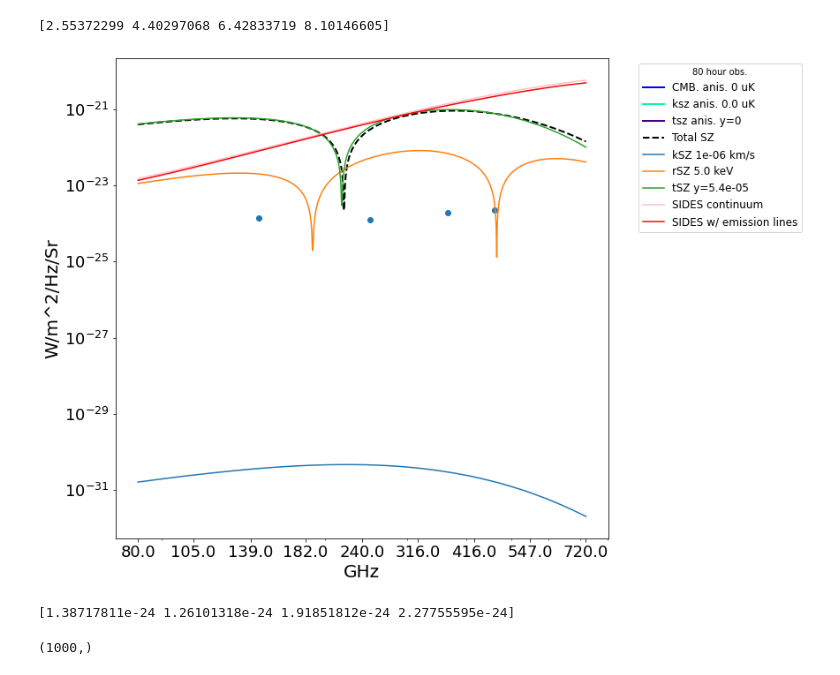
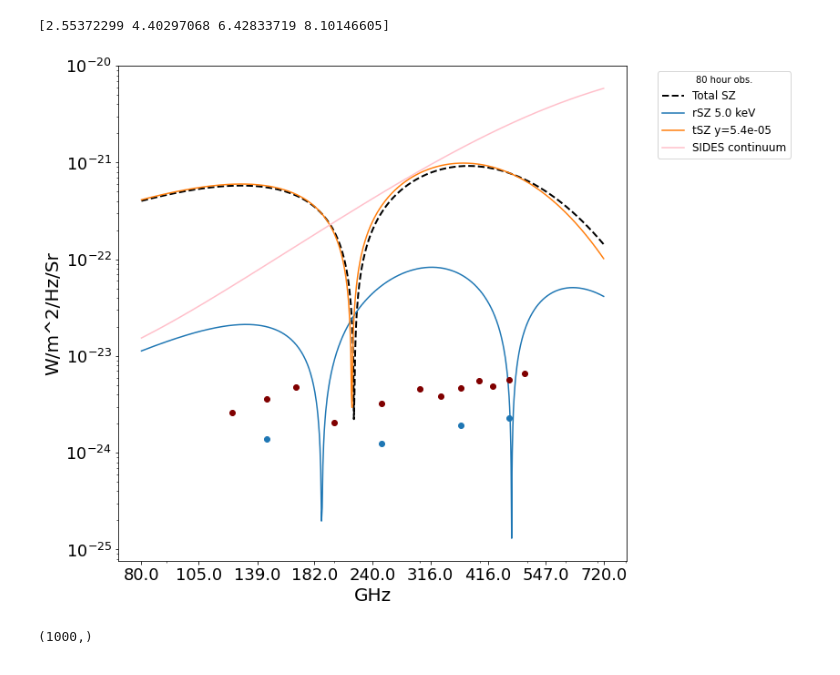
Before and after one commit to eitanrapa/Spectro-Imaging-Forecasting-Tool, a Jupyter notebook: Differential_Intensity_Projections.ipynb, the cells around one changed output. Cells and saved outputs as stored; diff of their text form; code cells hidden in the pictures.

Commit message:
5 channel and 3 channel work

```diff
--- a/Differential_Intensity_Projections.ipynb
+++ b/Differential_Intensity_Projections.ipynb
@@ -24,7 +24,7 @@ TCMB = 2.725 # K
 y = 5.4e-5
 electron_temperature = 5.0 #KeV
 tau = MCSZ.y_to_tau(y,electron_temperature)
-peculiar_vel = 0.000001 #km/s
+peculiar_vel = 0.0000001 #km/s
 betac = peculiar_vel/(3e5)
 
 #SIDES model values
@@ -70,43 +91,76 @@ labs = ['SZ','CIB','CMB. anis. ' + str(round(amp_cmb*1e6)) + ' uK','ksz anis. '
 tempcolors = ['blue','mediumspringgreen','indigo','red','green','purple','magenta','black','violet','gray']
 plt.figure(figsize=(10,10))
 
 #Plot CMB, ksz, tsz, anisotropies
-for i in range(len(templates_emission_lines)-2):
-    plt.plot(freq*1e-9,abs(templates_emission_lines[i+2]),color=tempcolors[i],label=labs[i+2],linewidth=2)
+#for i in range(len(templates_emission_lines)-2):
+#    plt.plot(freq*1e-9,abs(templates_emission_lines[i+2]),color=tempcolors[i],label=labs[i+2],linewidth=2)
 
 #Plot SZ components
 plt.plot(freq*1e-9,abs(templates_emission_lines[0]),'--k',label='Total SZ',linewidth=2)
-plt.plot(freq*1e-9,abs(templates_emission_lines[0] - MCSZ.szpack_signal(freq,MCSZ.y_to_tau(y,electron_temperature),electron_temperature,1e-11)),\
-         label='kSZ ' + str(betac*3e5) + ' km/s')
+#plt.plot(freq*1e-9,abs(templates_emission_lines[0] - MCSZ.szpack_signal(freq,MCSZ.y_to_tau(y,electron_temperature),electron_temperature,1e-11)),\
+#         label='kSZ ' + str(betac*3e5) + ' km/s')
 plt.plot(freq*1e-9,abs(MCSZ.szpack_signal(freq,MCSZ.y_to_tau(y,electron_temperature),electron_temperature,1e-11) - \
                   MCSZ.classical_tsz(y,freq)),label='rSZ ' + str(electron_temperature) + ' keV')
 plt.plot(freq*1e-9,abs(MCSZ.classical_tsz(y,freq)),label='tSZ y=' + str(y))
 
 #SIDES continuum model and emission line data
 plt.plot(freq*1e-9,abs(templates_continuum[1]),color='pink',label='SIDES continuum')
-plt.plot(freq*1e-9,abs(templates_emission_lines[1]),color='red',label='SIDES w/ emission lines')
 
 #Plot frequency channel NESB
 plt.scatter(nu_total_array,sigma_b_array)
+
+#Time, Timelabel = 86400, '1 day' #1 day
+#Time, Timelabel = 72000, '20 hours'
+Time, Timelabel = 288000, '80 hours'
+
+pix1 = 50
+pix2 = 136
+pix3 = 282
+pix4 = 460
+
+pixset=[pix1, pix2, pix3, pix4]
+
+pixtot = pix1+pix2+pix3+pix4
+
+# I tune these by eye so that we get 5 channels per sub-band
+res1 = 17
+res2 = 39
+res3 = 26
+res4 = 27
+
+NEP1 = np.sqrt(8.87**2 + 3.1**2)
+NEP2 = np.sqrt(10.4**2 + 2.53**2)
+NEP3 = np.sqrt(6.9**2 + 1.37**2)
+NEP4 = np.sqrt(7.12**2 + 1.00**2) # all in aW/rtHz units
+
+Bands_list1 = [{'name':'Band 1','nu_meanGHz':145,'FBW':0.3,'nu_resGHz':res1,'NEP_aWrtHz':NEP1,'N_pixels':pix1},\
+      {'name':'Band 2','nu_meanGHz':250,'FBW':0.4,'nu_resGHz':res2,'NEP_aWrtHz':NEP2,'N_pixels':pix2},\
+      {'name':'Band 3','nu_meanGHz':365,'FBW':0.18,'nu_resGHz':res3,'NEP_aWrtHz':NEP3,'N_pixels':pix3},\
+      {'name':'Band 4','nu_meanGHz':460,'FBW':0.15,'nu_resGHz':res4,'NEP_aWrtHz':NEP4,'N_pixels':pix4}]
+
+ncolor = len(Bands_list1)
+color=iter(cm.gray_r(np.linspace(1,0.8,ncolor+1)))
+for bb in range(ncolor):
+    b1 = Bands_list1[bb]
+    nu_vec_b1, sigma_B_b1 = sigB(b1, Time)
+
+    colr=next(color)
+    plt.plot(nu_vec_b1*1e-9, sigma_B_b1,'o', lw=7, alpha=1, color='maroon')#, label=b1['name'] +' Nspx='+str(b1['N_pixels'])
 
 plt.xscale('log')
 plt.yscale('log')
 #plt.xlim([80, 720])
 #plt.ylim(1E-27, 2E-20)
 plt.xlabel('GHz',fontsize=20)
 plt.ylabel('W/m^2/Hz/Sr',fontsize=20)
 
 #Make xticks match as best as possible
 plt.xticks(np.rint(np.logspace(np.log10(80), np.log10(7.2e2),num=9)),np.rint(np.logspace(np.log10(80), np.log10(7.2e2),num=9)))
 plt.legend(bbox_to_anchor=(1.05, 1), loc='upper left',\
            frameon=True, prop={'size':12}, ncol=1, title= '80 hour obs.')
 plt.show()
 # %% [output]
-[figure, old version]
+[figure, new version]
-# %%
-print(sigma_b_array)
-# %% [output]
-[1.38717811e-24 1.26101318e-24 1.91851812e-24 2.27755595e-24]
 # %%
 np.shape(np.sum(templates_continuum,axis=0))
 # %% [output]
```
Also changed, not shown: parts of 13 cells of this notebook, 10 other files.
